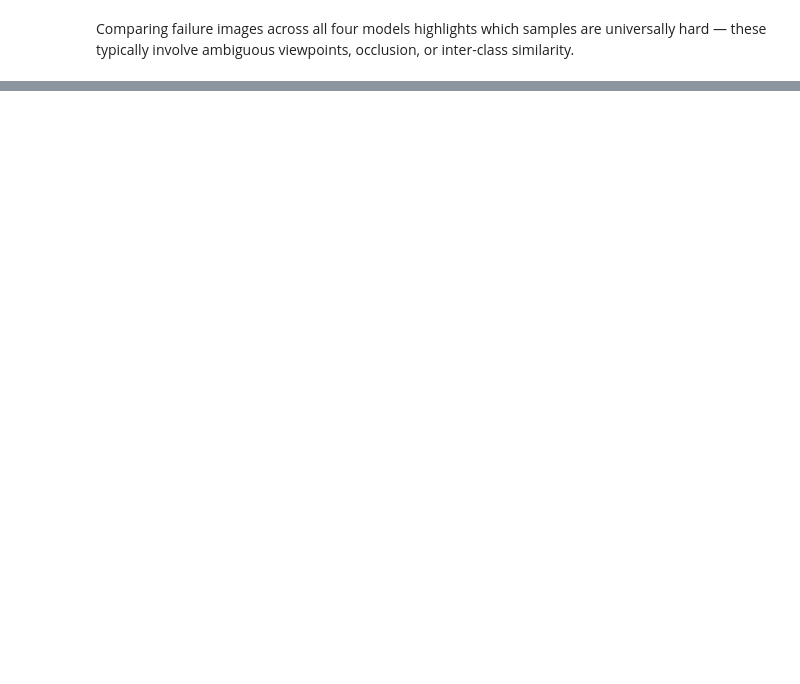
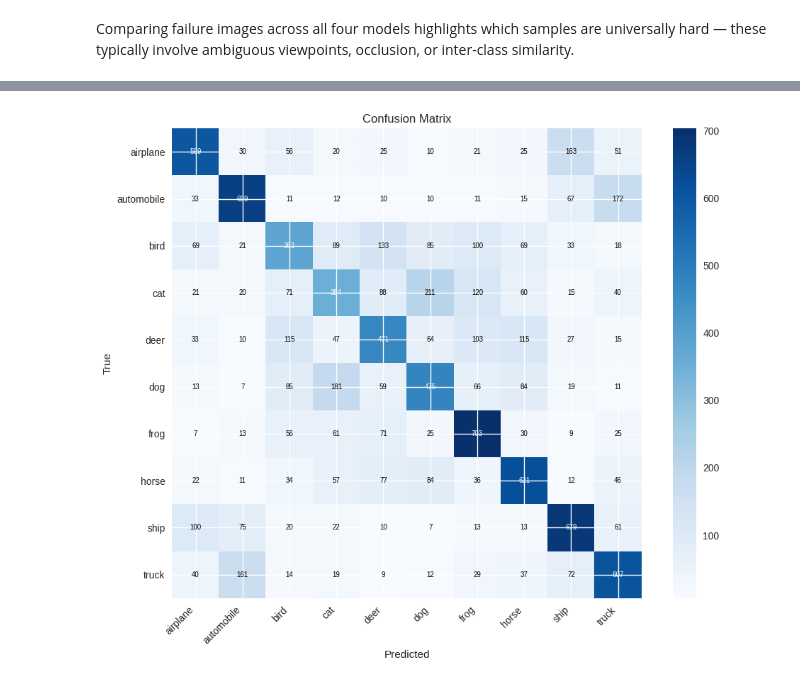
Before and after one commit to federico-rosatelli/vision-systems, a Jupyter notebook: Exercise1/exercise1.ipynb, the cells around one changed output, grey strips where cells are left out. Saved outputs shown, nothing was run; the diff lists cells and outputs as text; code cells hidden in the pictures; blank space fills up the shorter version.

```diff
--- a/Exercise1/exercise1.ipynb
+++ b/Exercise1/exercise1.ipynb
@@ -644,0 +737,4 @@ Comparing failure images across all four models highlights which samples are uni
+# %%
+plot_confusion_matrix(cnn_sched, test_loader, test_dataset, device, flatten=False)
+# %% [output]
+[figure, added]
```
Also changed, not shown: parts of 28 cells of this notebook.
